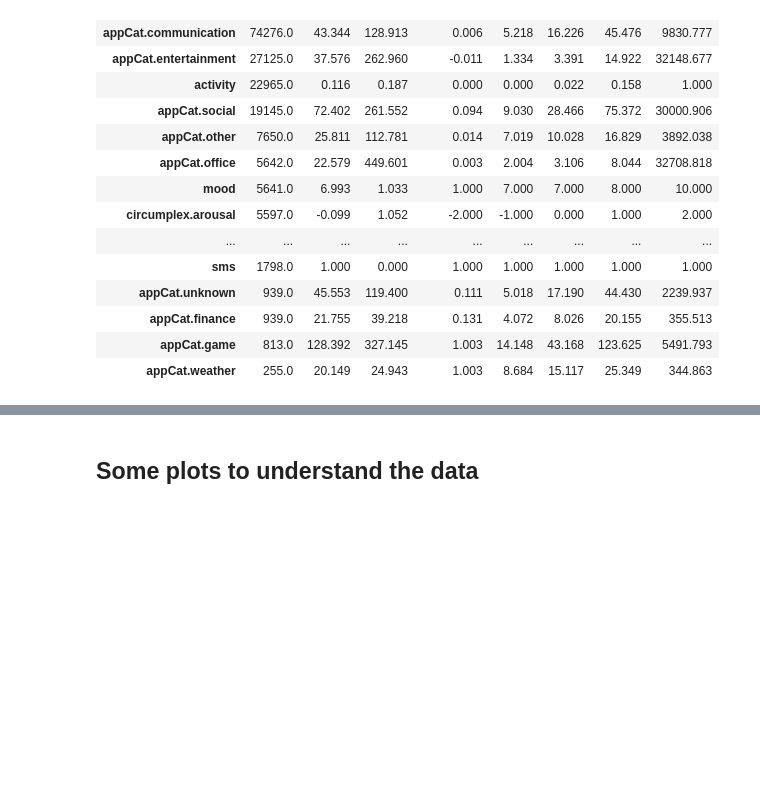
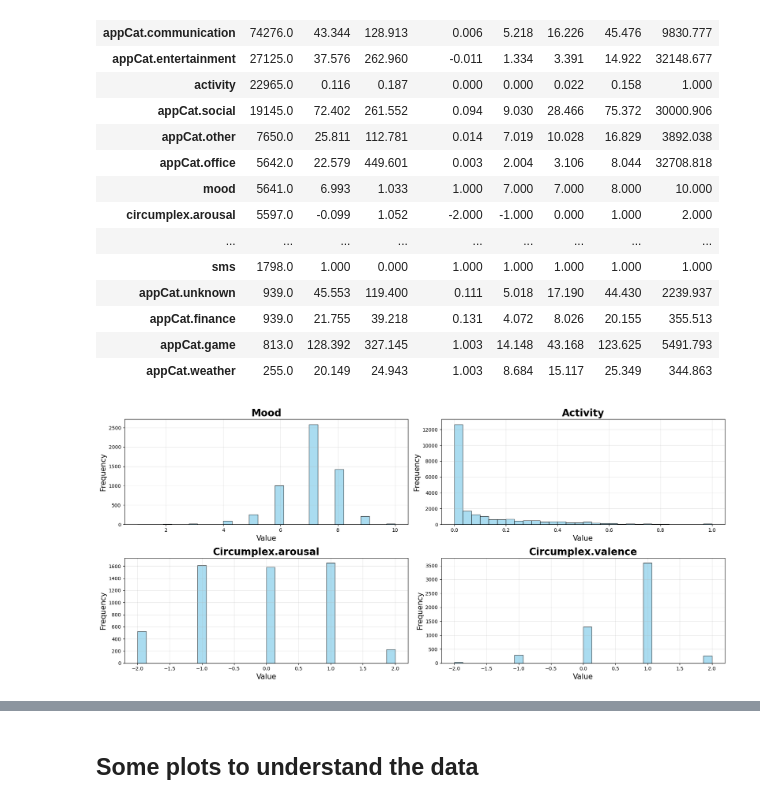
Before and after one commit to rozaneuroza/DataMiningProject, a Jupyter notebook: EDA.ipynb, the cells around one changed output, grey strips where cells are left out. Saved outputs shown, nothing was run; the diff lists cells and outputs as text; code cells hidden in the pictures; blank space fills up the shorter version.

Commit message:
new eda plots

```diff
--- a/EDA.ipynb
+++ b/EDA.ipynb
@@ -100,3 +98,27 @@ df.groupby('variable')['value'].describe().round(3).sort_values(by='count', asce
 | appCat.finance | 939.0 | 21.755 | 39.218 | 0.131 | 4.072 | 8.026 | 20.155 | 355.513 |
 | appCat.game | 813.0 | 128.392 | 327.145 | 1.003 | 14.148 | 43.168 | 123.625 | 5491.793 |
 | appCat.weather | 255.0 | 20.149 | 24.943 | 1.003 | 8.684 | 15.117 | 25.349 | 344.863 |
+# %%
+variables = ["mood", "activity", "circumplex.arousal", "circumplex.valence"]
+cols = 2
+rows = 2
+
+fig, axes = plt.subplots(rows, cols, figsize=(18, 4 * rows))
+axes = axes.flatten()
+
+for i, var in enumerate(variables):
+    data = df[df["variable"] == var]["value"].dropna()
+
+    axes[i].hist(data, bins=30, alpha=0.7, color='skyblue', edgecolor='black')
+    axes[i].set_title(f'{var.capitalize()}', fontsize=20, fontweight='bold')
+    axes[i].set_xlabel('Value', fontsize=15)
+    axes[i].set_ylabel('Frequency', fontsize=15)
+    axes[i].grid(True, alpha=0.3)
+
+# Remove empty subplots
+for j in range(i + 1, len(axes)):
+    fig.delaxes(axes[j])
+plt.tight_layout()
+plt.show()
+# %% [output]
+[figure, added]
```
Also changed, not shown: parts of 12 cells of this notebook, 1 other file.
